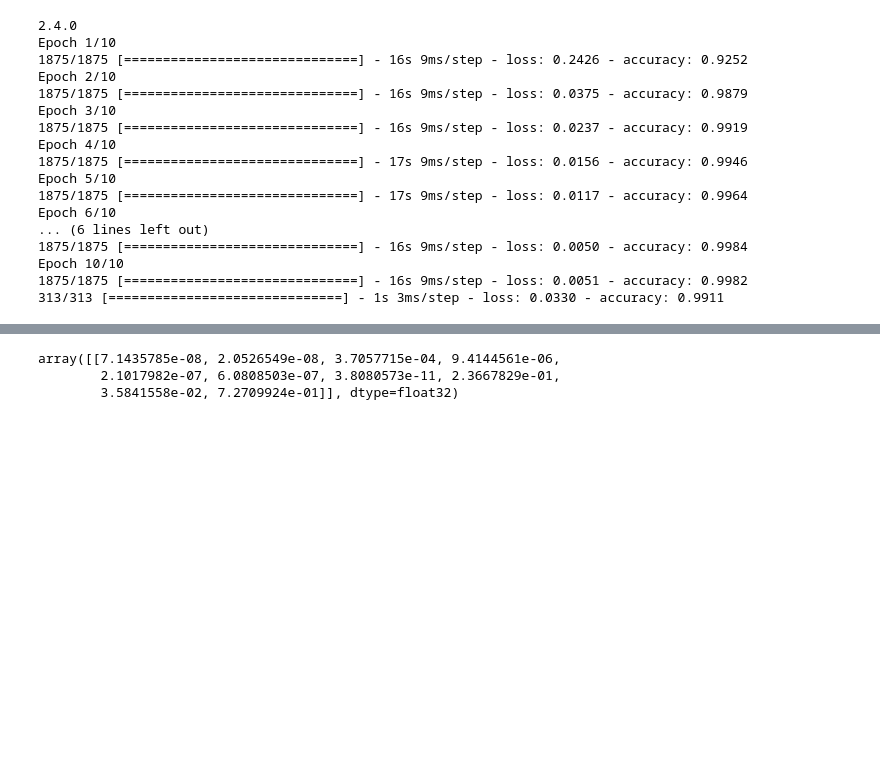
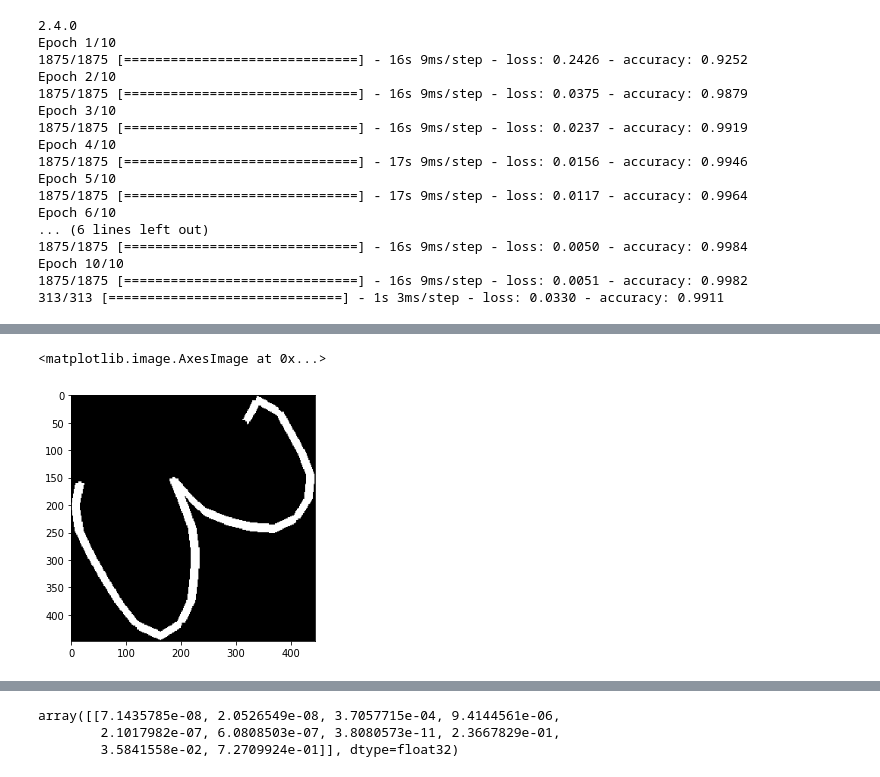
Before and after one commit to redhairdragon/InkTracer, a Jupyter notebook: tf/TrainMNIST.ipynb, the cells around one changed output, grey strips where cells are left out. Cells and saved outputs as stored; diff of their text form; code cells hidden in the pictures; blank space fills up the shorter version.

```diff
--- a/tf/TrainMNIST.ipynb
+++ b/tf/TrainMNIST.ipynb
@@ -54,0 +68,6 @@ image_resized = resize(img, (28,28),
+# %%
+img = crop_image(img)
+io.imshow(img)
+# %% [output]
+<matplotlib.image.AxesImage at 0x...>
+[figure, added]
```
Also changed, not shown: parts of 9 cells of this notebook, 15 other files.
